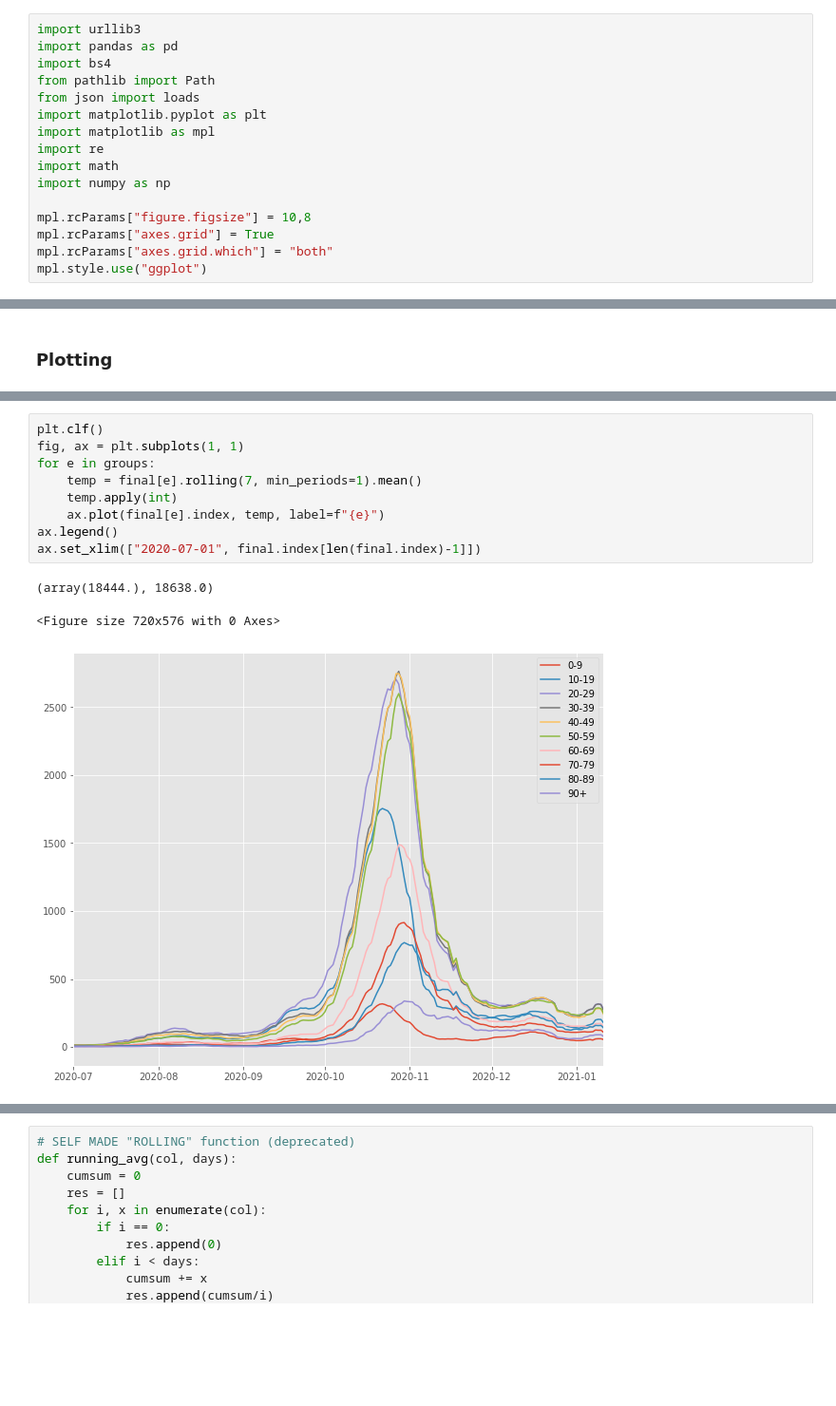
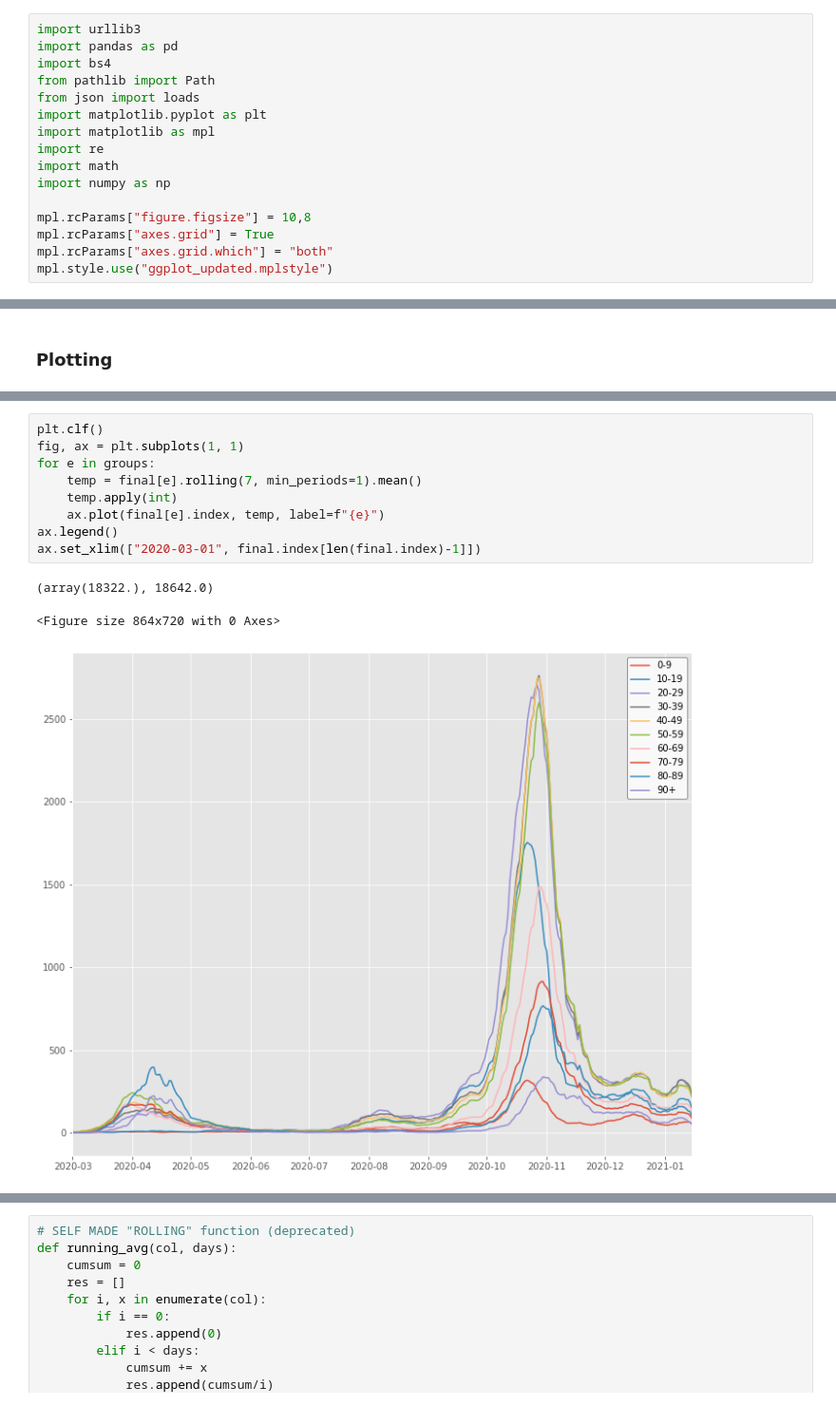
Before and after one commit to KoenVanSever/covid_plots, a Jupyter notebook: covid_test.ipynb, the cells around one changed output, grey strips where cells are left out. Shown at 95% size. Drawn from its saved outputs; the diff is of its cells as text; blank space fills up the shorter version.

```diff
--- a/covid_test.ipynb
+++ b/covid_test.ipynb
@@ -17,7 +17,7 @@ import numpy as np
 mpl.rcParams["figure.figsize"] = 10,8
 mpl.rcParams["axes.grid"] = True
 mpl.rcParams["axes.grid.which"] = "both"
-mpl.style.use("ggplot")
+mpl.style.use("ggplot_updated.mplstyle")
 # %% [markdown]
 ## Get data from Sciensano
 # %% [markdown]
@@ -105,16 +108,16 @@ ax.set_xlim(["2020-07-01", final.index[len(final.index)-1]])
 # %%
 plt.clf()
 fig, ax = plt.subplots(1, 1)
 for e in groups:
     temp = final[e].rolling(7, min_periods=1).mean()
     temp.apply(int)
     ax.plot(final[e].index, temp, label=f"{e}")
 ax.legend()
-ax.set_xlim(["2020-07-01", final.index[len(final.index)-1]])
+ax.set_xlim(["2020-03-01", final.index[len(final.index)-1]])
 # %% [output]
-(array(18444.), 18638.0)
+(array(18322.), 18642.0)
-<Figure size 720x576 with 0 Axes>
+<Figure size 864x720 with 0 Axes>
-[figure, old version]
+[figure, new version]
 # %%
 plt.clf()
 fig = plt.figure(figsize=(12,10))
```
Also changed, not shown: parts of 14 cells of this notebook, 1 other file.
